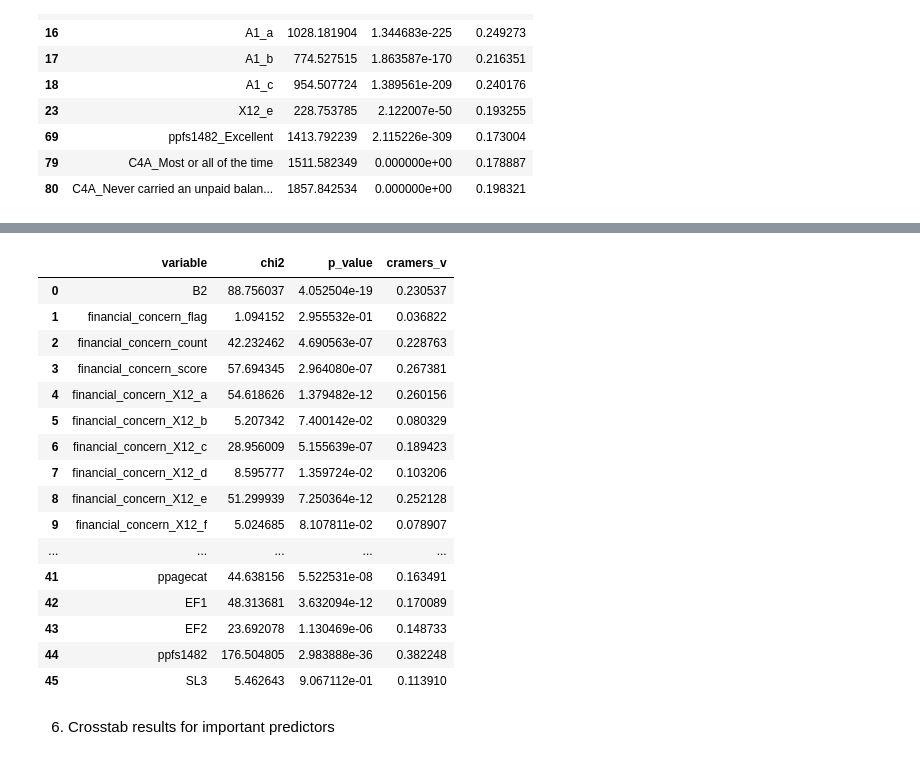
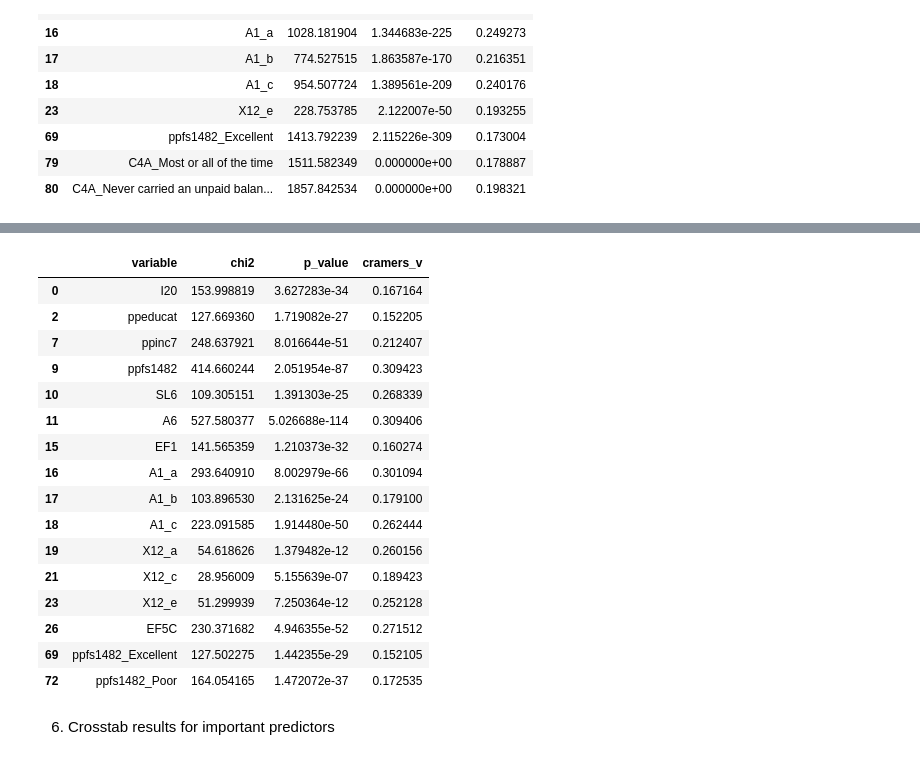
Before and after one commit to mw1296/DSAN5300, a Jupyter notebook: dsan5300_group1_final_project/code.ipynb, the cells around one changed output, grey strips where cells are left out. Cells and saved outputs as stored; diff of their text form; code cells hidden in the pictures.

```diff
--- a/dsan5300_group1_final_project/code.ipynb
+++ b/dsan5300_group1_final_project/code.ipynb
@@ -140,3 +136,4 @@ BNPL1_mapping = {
 data["ppfs0596_ord"] = data["ppfs0596"].map(ppfs0596_mapping)
 data["ppinc7_ord"] = data["ppinc7"].map(ppinc7_mapping)
 data["L0C_ord"] = data["L0C"].map(L0C_mapping)
+data["BNPL1_ord"] = data["BNPL1"].map(BNPL1_mapping)
@@ -143,6 +142,6 @@ data["L0C_ord"] = data["L0C"].map(L0C_mapping)
 # %%
 # spearman relationship
-spearman_results = []
+spearman = []
 
 variables = ['ppfs0596_ord','ppinc7_ord','ppage','pphhsize','ppkid017','L0C_ord']
 
@@ -150,14 +149,14 @@ for var in variables:
   # spearman correlation
   corr = spearmanr(data[var], data["BNPL1_ord"], nan_policy="omit")[0]
   p = spearmanr(data[var], data["BNPL1_ord"], nan_policy="omit")[1]
-  spearman_results.append({
+  spearman.append({
     "variable": var,
     "corr": corr,
     "p_value": p
     })
 
 # convert to DataFrame for display
-results_df = pd.DataFrame(spearman_results)
-results_df
+spearman_results = pd.DataFrame(spearman)
+spearman_results
 # %% [output]
 |  | variable | corr | p_value |
@@ -365,79 +366,73 @@ display(BNPL1_chisqr_result[BNPL1_chisqr_result['cramers_v']>=0.15])
 # %%
-# BNPL default
-    # define cramers_v function
+# predictors
+predictors = ['I20',
+              'ppfs0596',
+              'ppeducat',
+              'ppgender',
+              'ppethm',
+              'ppmarit5',
+              'ppagecat',
+              'ppinc7',
+              'ppemploy',
+              'ppfs1482',
+              'SL6','A6', 'B3',
+              'C4A','L0C',
+              'EF1',
+              'A1_a','A1_b','A1_c',
+              'X12_a','X12_b','X12_c','X12_d','X12_e','X12_f','X12_g',
+              'EF5C'
+              ] + [col for df in dummies.values() for col in df.columns]
+
+# define cramers_v function
 def compute_cramers_v(chi2, table):
     n = table.values.sum()
     r, c = table.shape
     k = min(r, c)
     return np.sqrt(chi2 / (n * (k - 1)))
-
-# variables to test against BNPL1
-predictors = ["B2",
-              "financial_concern_flag", 'financial_concern_count', 'financial_concern_score',
-              'financial_concern_X12_a', 'financial_concern_X12_b', 'financial_concern_X12_c', 'financial_concern_X12_d', 'financial_concern_X12_e', 'financial_concern_X12_f', 'financial_concern_X12_g',
-              'financial_concern_flag_X12_a', 'financial_concern_flag_X12_b', 'financial_concern_flag_X12_c', 'financial_concern_flag_X12_d', 'financial_concern_flag_X12_e', 'financial_concern_flag_X12_f', 'financial_concern_flag_X12_g',
-              'ppgender',
-              'ppethm',
-              'ppmarit5',
-              'D22_i',
-              'renting_flag',
-              'credit_card_application_challenge_flag',
-              'A8_a','loan_application_failure_flag',
-              'EF5C','SL6',
-              'SL4A',
-              'employment_flag','income_flag',
-              'ED0',
-              'inf4_little_or_no_effect', 'inf4_much_better', 'inf4_much_worse', 'inf4_somewhat_better', 'inf4_somewhat_worse',
-              'I9','I21_a','I21_b','ppinc7',
-              'ppagecat',
-              'EF1','EF2',
-              'ppfs1482',
-              'SL3'
-              ]
 
 results = []
 
 for var in predictors:
     # remove na
     subset = data[[var, "BNPL3"]].dropna()
 
     # contingency table
     table = pd.crosstab(subset[var], subset["BNPL3"])
 
     # chi-square test
     chi2, p, dof, expected = chi2_contingency(table)
 
     # cramér's v
     v = compute_cramers_v(chi2, table)
 
     results.append({
         "variable": var,
         "chi2": chi2,
         "p_value": p,
         "cramers_v": v
     })
 
 # convert to DataFrame for display
-results_df = pd.DataFrame(results)
-(results_df)
+BNPL3_chisqr_result = pd.DataFrame(results)
+display(BNPL3_chisqr_result[BNPL3_chisqr_result['cramers_v']>=0.15])
 # %% [output]
 |  | variable | chi2 | p_value | cramers_v |
-| 0 | B2 | 88.756037 | 4.052504e-19 | 0.230537 |
-| 1 | financial_concern_flag | 1.094152 | 2.955532e-01 | 0.036822 |
-| 2 | financial_concern_count | 42.232462 | 4.690563e-07 | 0.228763 |
-| 3 | financial_concern_score | 57.694345 | 2.964080e-07 | 0.267381 |
-| 4 | financial_concern_X12_a | 54.618626 | 1.379482e-12 | 0.260156 |
-| 5 | financial_concern_X12_b | 5.207342 | 7.400142e-02 | 0.080329 |
-| 6 | financial_concern_X12_c | 28.956009 | 5.155639e-07 | 0.189423 |
-| 7 | financial_concern_X12_d | 8.595777 | 1.359724e-02 | 0.103206 |
-| 8 | financial_concern_X12_e | 51.299939 | 7.250364e-12 | 0.252128 |
-| 9 | financial_concern_X12_f | 5.024685 | 8.107811e-02 | 0.078907 |
-| ... | ... | ... | ... | ... |
-| 41 | ppagecat | 44.638156 | 5.522531e-08 | 0.163491 |
-| 42 | EF1 | 48.313681 | 3.632094e-12 | 0.170089 |
-| 43 | EF2 | 23.692078 | 1.130469e-06 | 0.148733 |
-| 44 | ppfs1482 | 176.504805 | 2.983888e-36 | 0.382248 |
-| 45 | SL3 | 5.462643 | 9.067112e-01 | 0.113910 |
+| 0 | I20 | 153.998819 | 3.627283e-34 | 0.167164 |
+| 2 | ppeducat | 127.669360 | 1.719082e-27 | 0.152205 |
+| 7 | ppinc7 | 248.637921 | 8.016644e-51 | 0.212407 |
+| 9 | ppfs1482 | 414.660244 | 2.051954e-87 | 0.309423 |
+| 10 | SL6 | 109.305151 | 1.391303e-25 | 0.268339 |
+| 11 | A6 | 527.580377 | 5.026688e-114 | 0.309406 |
+| 15 | EF1 | 141.565359 | 1.210373e-32 | 0.160274 |
+| 16 | A1_a | 293.640910 | 8.002979e-66 | 0.301094 |
+| 17 | A1_b | 103.896530 | 2.131625e-24 | 0.179100 |
+| 18 | A1_c | 223.091585 | 1.914480e-50 | 0.262444 |
+| 19 | X12_a | 54.618626 | 1.379482e-12 | 0.260156 |
+| 21 | X12_c | 28.956009 | 5.155639e-07 | 0.189423 |
+| 23 | X12_e | 51.299939 | 7.250364e-12 | 0.252128 |
+| 26 | EF5C | 230.371682 | 4.946355e-52 | 0.271512 |
+| 69 | ppfs1482_Excellent | 127.502275 | 1.442355e-29 | 0.152105 |
+| 72 | ppfs1482_Poor | 164.054165 | 1.472072e-37 | 0.172535 |
 # %% [markdown]
 6. Crosstab results for important predictors
 # %% [markdown]
```
Also changed, not shown: parts of 8 cells of this notebook, 10 other files.
